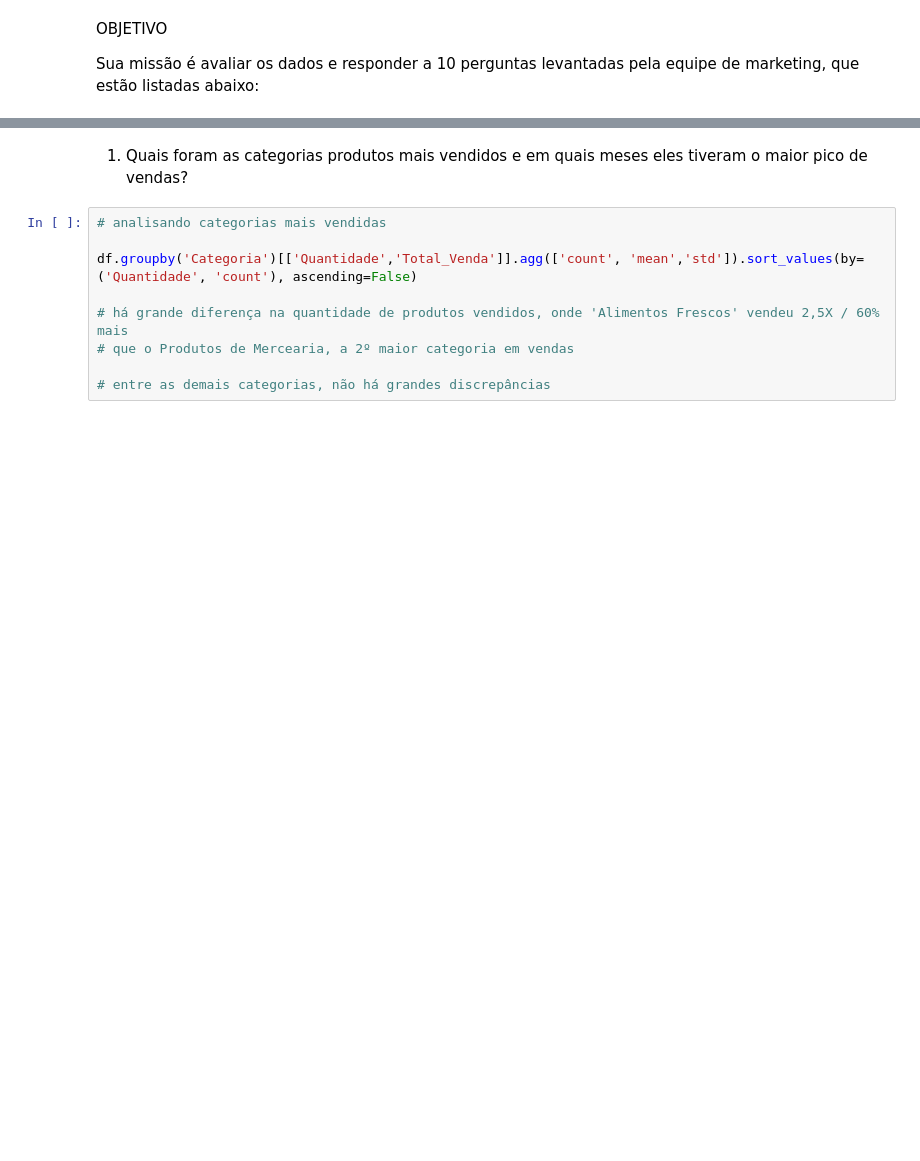
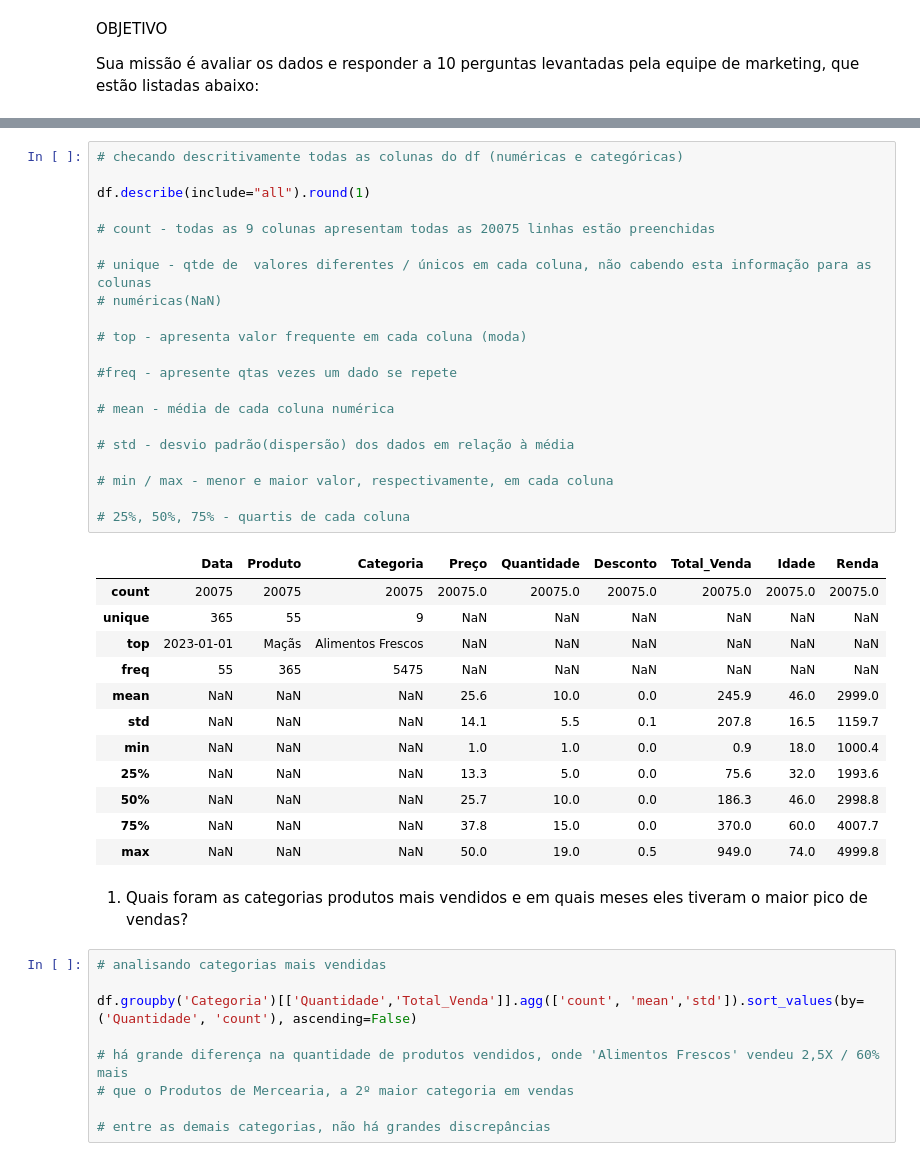
Before and after one commit to Danibisinoto/Repositorio_PROJETO_FINAL_Analise_Exploratoria_de_Dados, a Jupyter notebook: PROJETO.IPYNB, the cells around one changed output, grey strips where cells are left out. Cells and saved outputs as stored; diff of their text form; blank space fills up the shorter version.

```diff
--- a/PROJETO.IPYNB
+++ b/PROJETO.IPYNB
@@ -177,3 +120,37 @@ memory usage: 1.4 MB
+# %%
+# checando descritivamente todas as colunas do df (numéricas e categóricas)
+
+df.describe(include="all").round(1)
+
+# count - todas as 9 colunas apresentam todas as 20075 linhas estão preenchidas
+
+# unique - qtde de  valores diferentes / únicos em cada coluna, não cabendo esta informação para as colunas
+# numéricas(NaN)
+
+# top - apresenta valor frequente em cada coluna (moda)
+
+#freq - apresente qtas vezes um dado se repete
+
+# mean - média de cada coluna numérica
+
+# std - desvio padrão(dispersão) dos dados em relação à média
+
+# min / max - menor e maior valor, respectivamente, em cada coluna
+
+# 25%, 50%, 75% - quartis de cada coluna
+# %% [output]
+|  | Data | Produto | Categoria | Preço | Quantidade | Desconto | Total_Venda | Idade | Renda |
+| count | 20075 | 20075 | 20075 | 20075.0 | 20075.0 | 20075.0 | 20075.0 | 20075.0 | 20075.0 |
+| unique | 365 | 55 | 9 | NaN | NaN | NaN | NaN | NaN | NaN |
+| top | 2023-01-01 | Maçãs | Alimentos Frescos | NaN | NaN | NaN | NaN | NaN | NaN |
+| freq | 55 | 365 | 5475 | NaN | NaN | NaN | NaN | NaN | NaN |
+| mean | NaN | NaN | NaN | 25.6 | 10.0 | 0.0 | 245.9 | 46.0 | 2999.0 |
+| std | NaN | NaN | NaN | 14.1 | 5.5 | 0.1 | 207.8 | 16.5 | 1159.7 |
+| min | NaN | NaN | NaN | 1.0 | 1.0 | 0.0 | 0.9 | 18.0 | 1000.4 |
+| 25% | NaN | NaN | NaN | 13.3 | 5.0 | 0.0 | 75.6 | 32.0 | 1993.6 |
+| 50% | NaN | NaN | NaN | 25.7 | 10.0 | 0.0 | 186.3 | 46.0 | 2998.8 |
+| 75% | NaN | NaN | NaN | 37.8 | 15.0 | 0.0 | 370.0 | 60.0 | 4007.7 |
+| max | NaN | NaN | NaN | 50.0 | 19.0 | 0.5 | 949.0 | 74.0 | 4999.8 |
 # %% [markdown]
 1. Quais foram as categorias produtos mais vendidos e em quais meses eles tiveram o
 maior pico de vendas?
```
Also changed, not shown: parts of 14 cells of this notebook.
